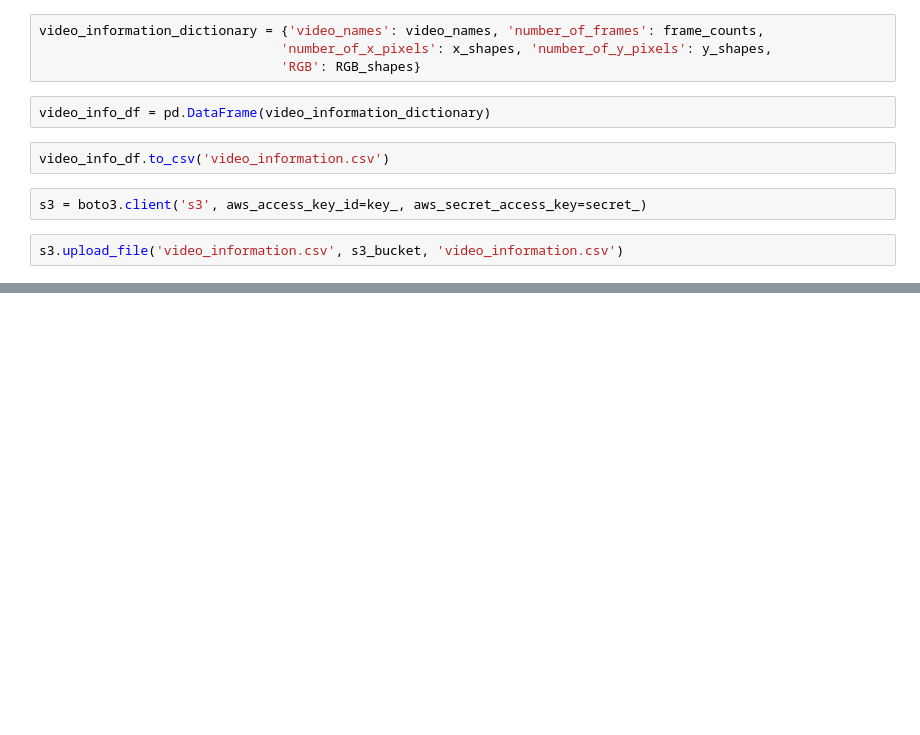
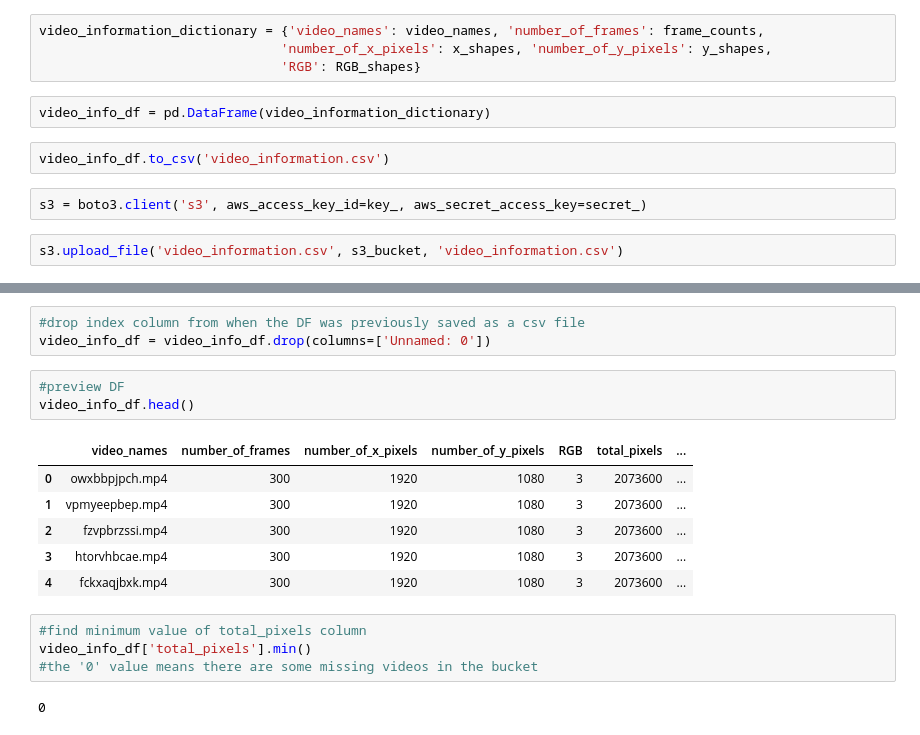
Before and after one commit to jherberg462/deepfake_detection, a Jupyter notebook: data_review.ipynb, the cells around one changed output, grey strips where cells are left out. Saved outputs shown, nothing was run; the diff lists cells and outputs as text; blank space fills up the shorter version.

```diff
--- a/data_review.ipynb
+++ b/data_review.ipynb
@@ -58,0 +77,19 @@ s3.upload_file('video_information.csv', s3_bucket, 'video_information.csv')
+# %%
+#drop index column from when the DF was previously saved as a csv file
+video_info_df = video_info_df.drop(columns=['Unnamed: 0'])
+# %%
+#preview DF
+video_info_df.head()
+# %% [output]
+|  | video_names | number_of_frames | number_of_x_pixels | number_of_y_pixels | RGB | total_pixels | ... |
+| 0 | owxbbpjpch.mp4 | 300 | 1920 | 1080 | 3 | 2073600 | ... |
+| 1 | vpmyeepbep.mp4 | 300 | 1920 | 1080 | 3 | 2073600 | ... |
+| 2 | fzvpbrzssi.mp4 | 300 | 1920 | 1080 | 3 | 2073600 | ... |
+| 3 | htorvhbcae.mp4 | 300 | 1920 | 1080 | 3 | 2073600 | ... |
+| 4 | fckxaqjbxk.mp4 | 300 | 1920 | 1080 | 3 | 2073600 | ... |
+# %%
+#find minimum value of total_pixels column
+video_info_df['total_pixels'].min()
+#the '0' value means there are some missing videos in the bucket
+# %% [output]
+0
```
Also changed, not shown: parts of 11 cells of this notebook, 2 other files.
